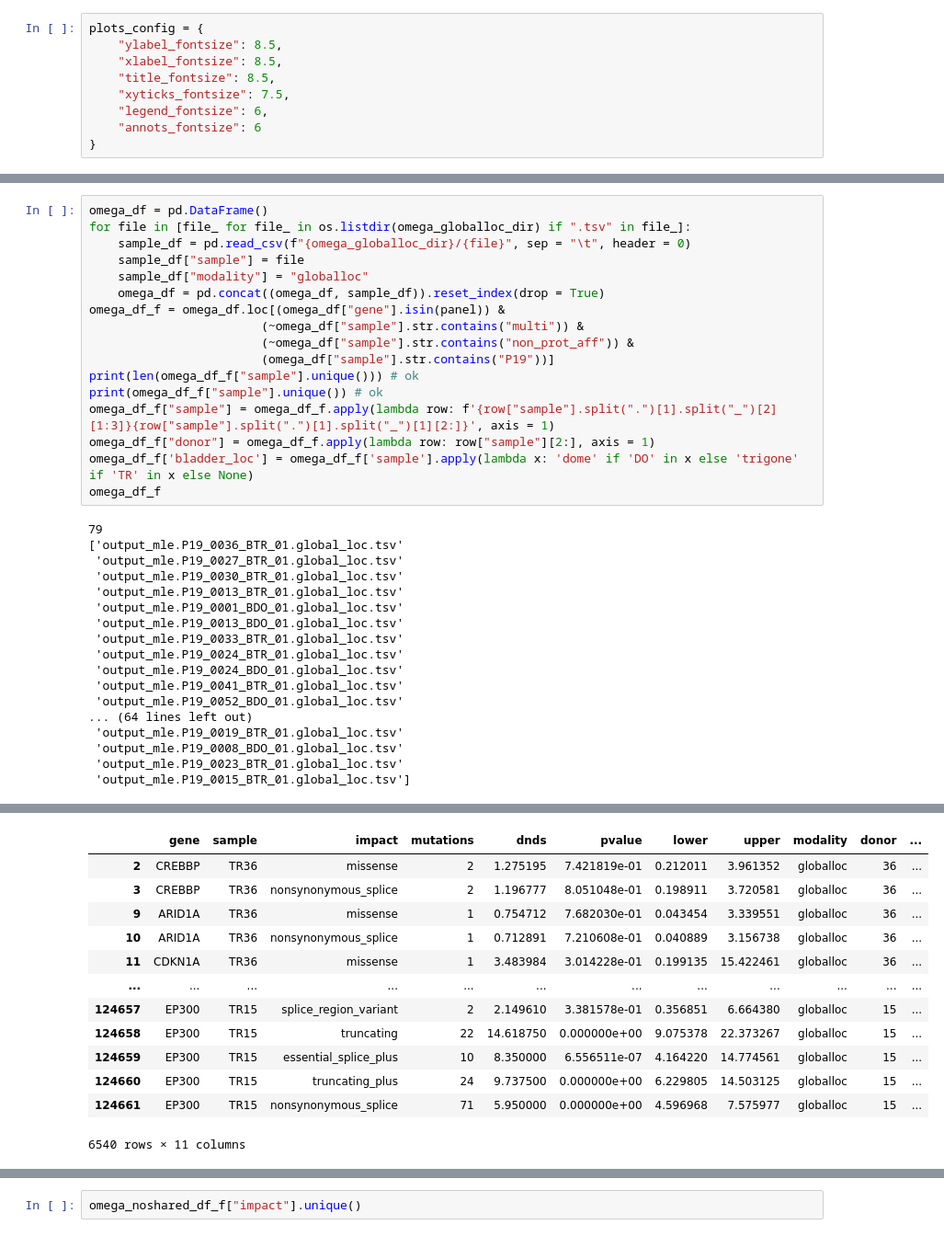
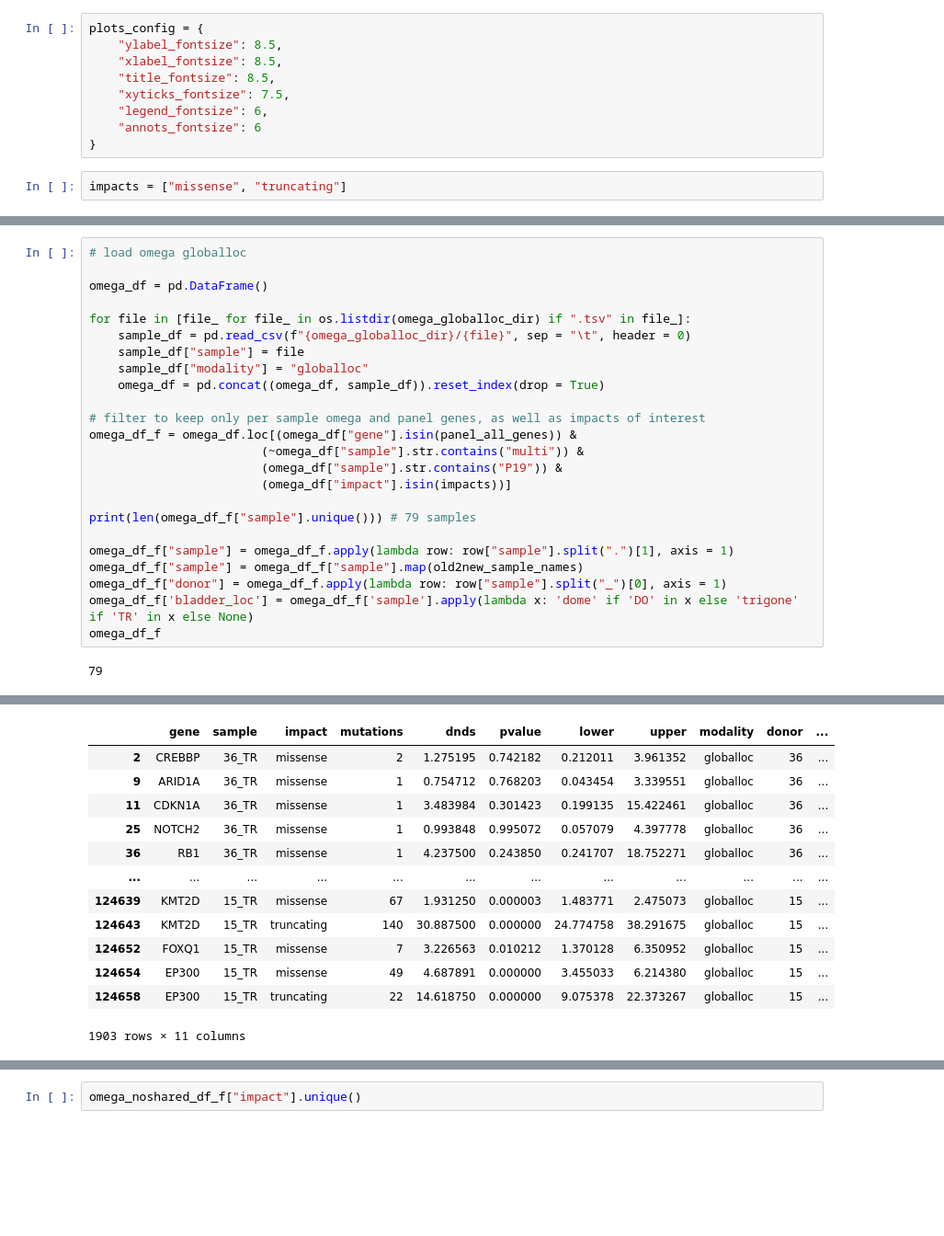
Before and after one commit to bbglab/normal_bladder_paper, a Jupyter notebook: extended/extended6/ExtendedFigure6.ipynb, the cells around one changed output, grey strips where cells are left out. Shown at 92% size. Saved outputs shown, nothing was run; the diff lists cells and outputs as text; blank space fills up the shorter version.

```diff
--- a/extended/extended6/ExtendedFigure6.ipynb
+++ b/extended/extended6/ExtendedFigure6.ipynb
@@ -30,4 +22,6 @@ plots_config = {
     "legend_fontsize": 6,
     "annots_fontsize": 6
 }
+# %%
+impacts = ["missense", "truncating"]
 # %%
@@ -59,38 +55,29 @@ shared_muts_df
 # %%
+# load omega globalloc
+
 omega_df = pd.DataFrame()
+
 for file in [file_ for file_ in os.listdir(omega_globalloc_dir) if ".tsv" in file_]:
     sample_df = pd.read_csv(f"{omega_globalloc_dir}/{file}", sep = "\t", header = 0)
     sample_df["sample"] = file
     sample_df["modality"] = "globalloc"
     omega_df = pd.concat((omega_df, sample_df)).reset_index(drop = True)
-omega_df_f = omega_df.loc[(omega_df["gene"].isin(panel)) &
+
+# filter to keep only per sample omega and panel genes, as well as impacts of interest
+omega_df_f = omega_df.loc[(omega_df["gene"].isin(panel_all_genes)) &
                         (~omega_df["sample"].str.contains("multi")) &
-                        (~omega_df["sample"].str.contains("non_prot_aff")) &
-                        (omega_df["sample"].str.contains("P19"))]
-print(len(omega_df_f["sample"].unique())) # ok
-print(omega_df_f["sample"].unique()) # ok
-omega_df_f["sample"] = omega_df_f.apply(lambda row: f'{row["sample"].split(".")[1].split("_")[2][1:3]}{row["sample"].split(".")[1].split("_")[1][2:]}', axis = 1)
-omega_df_f["donor"] = omega_df_f.apply(lambda row: row["sample"][2:], axis = 1)
+                        (omega_df["sample"].str.contains("P19")) &
+                        (omega_df["impact"].isin(impacts))]
+
+print(len(omega_df_f["sample"].unique())) # 79 samples
+
+omega_df_f["sample"] = omega_df_f.apply(lambda row: row["sample"].split(".")[1], axis = 1)
+omega_df_f["sample"] = omega_df_f["sample"].map(old2new_sample_names)
+omega_df_f["donor"] = omega_df_f.apply(lambda row: row["sample"].split("_")[0], axis = 1)
 omega_df_f['bladder_loc'] = omega_df_f['sample'].apply(lambda x: 'dome' if 'DO' in x else 'trigone' if 'TR' in x else None)
 omega_df_f
 # %% [output]
 79
-['output_mle.P19_0036_BTR_01.global_loc.tsv'
- 'output_mle.P19_0027_BTR_01.global_loc.tsv'
- 'output_mle.P19_0030_BTR_01.global_loc.tsv'
- 'output_mle.P19_0013_BTR_01.global_loc.tsv'
- 'output_mle.P19_0001_BDO_01.global_loc.tsv'
- 'output_mle.P19_0013_BDO_01.global_loc.tsv'
- 'output_mle.P19_0033_BTR_01.global_loc.tsv'
- 'output_mle.P19_0024_BTR_01.global_loc.tsv'
- 'output_mle.P19_0024_BDO_01.global_loc.tsv'
- 'output_mle.P19_0041_BTR_01.global_loc.tsv'
- 'output_mle.P19_0052_BDO_01.global_loc.tsv'
-... (64 lines left out)
- 'output_mle.P19_0019_BTR_01.global_loc.tsv'
- 'output_mle.P19_0008_BDO_01.global_loc.tsv'
- 'output_mle.P19_0023_BTR_01.global_loc.tsv'
- 'output_mle.P19_0015_BTR_01.global_loc.tsv']
 A value is trying to be set on a copy of a slice from a DataFrame.
 Try using .loc[row_indexer,col_indexer] = value instead
 
@@ -104,19 +96,19 @@ See the caveats in the documentation: https://pandas.pydata.org/pandas-docs/stab
 A value is trying to be set on a copy of a slice from a DataFrame.
 Try using .loc[row_indexer,col_indexer] = value instead
 
 See the caveats in the documentation: https://pandas.pydata.org/pandas-docs/stable/user_guide/indexing.html#returning-a-view-versus-a-copy
   omega_df_f['bladder_loc'] = omega_df_f['sample'].apply(lambda x: 'dome' if 'DO' in x else 'trigone' if 'TR' in x else None)
 |  | gene | sample | impact | mutations | dnds | pvalue | lower | upper | modality | donor | ... |
-| 2 | CREBBP | TR36 | missense | 2 | 1.275195 | 7.421819e-01 | 0.212011 | 3.961352 | globalloc | 36 | ... |
-| 3 | CREBBP | TR36 | nonsynonymous_splice | 2 | 1.196777 | 8.051048e-01 | 0.198911 | 3.720581 | globalloc | 36 | ... |
-| 9 | ARID1A | TR36 | missense | 1 | 0.754712 | 7.682030e-01 | 0.043454 | 3.339551 | globalloc | 36 | ... |
-| 10 | ARID1A | TR36 | nonsynonymous_splice | 1 | 0.712891 | 7.210608e-01 | 0.040889 | 3.156738 | globalloc | 36 | ... |
-| 11 | CDKN1A | TR36 | missense | 1 | 3.483984 | 3.014228e-01 | 0.199135 | 15.422461 | globalloc | 36 | ... |
+| 2 | CREBBP | 36_TR | missense | 2 | 1.275195 | 0.742182 | 0.212011 | 3.961352 | globalloc | 36 | ... |
+| 9 | ARID1A | 36_TR | missense | 1 | 0.754712 | 0.768203 | 0.043454 | 3.339551 | globalloc | 36 | ... |
+| 11 | CDKN1A | 36_TR | missense | 1 | 3.483984 | 0.301423 | 0.199135 | 15.422461 | globalloc | 36 | ... |
+| 25 | NOTCH2 | 36_TR | missense | 1 | 0.993848 | 0.995072 | 0.057079 | 4.397778 | globalloc | 36 | ... |
+| 36 | RB1 | 36_TR | missense | 1 | 4.237500 | 0.243850 | 0.241707 | 18.752271 | globalloc | 36 | ... |
 | ... | ... | ... | ... | ... | ... | ... | ... | ... | ... | ... | ... |
-| 124657 | EP300 | TR15 | splice_region_variant | 2 | 2.149610 | 3.381578e-01 | 0.356851 | 6.664380 | globalloc | 15 | ... |
-| 124658 | EP300 | TR15 | truncating | 22 | 14.618750 | 0.000000e+00 | 9.075378 | 22.373267 | globalloc | 15 | ... |
-| 124659 | EP300 | TR15 | essential_splice_plus | 10 | 8.350000 | 6.556511e-07 | 4.164220 | 14.774561 | globalloc | 15 | ... |
-| 124660 | EP300 | TR15 | truncating_plus | 24 | 9.737500 | 0.000000e+00 | 6.229805 | 14.503125 | globalloc | 15 | ... |
-| 124661 | EP300 | TR15 | nonsynonymous_splice | 71 | 5.950000 | 0.000000e+00 | 4.596968 | 7.575977 | globalloc | 15 | ... |
+| 124639 | KMT2D | 15_TR | missense | 67 | 1.931250 | 0.000003 | 1.483771 | 2.475073 | globalloc | 15 | ... |
+| 124643 | KMT2D | 15_TR | truncating | 140 | 30.887500 | 0.000000 | 24.774758 | 38.291675 | globalloc | 15 | ... |
+| 124652 | FOXQ1 | 15_TR | missense | 7 | 3.226563 | 0.010212 | 1.370128 | 6.350952 | globalloc | 15 | ... |
+| 124654 | EP300 | 15_TR | missense | 49 | 4.687891 | 0.000000 | 3.455033 | 6.214380 | globalloc | 15 | ... |
+| 124658 | EP300 | 15_TR | truncating | 22 | 14.618750 | 0.000000 | 9.075378 | 22.373267 | globalloc | 15 | ... |
-6540 rows × 11 columns
+1903 rows × 11 columns
 # %%
```
Also changed, not shown: parts of 10 cells of this notebook.
